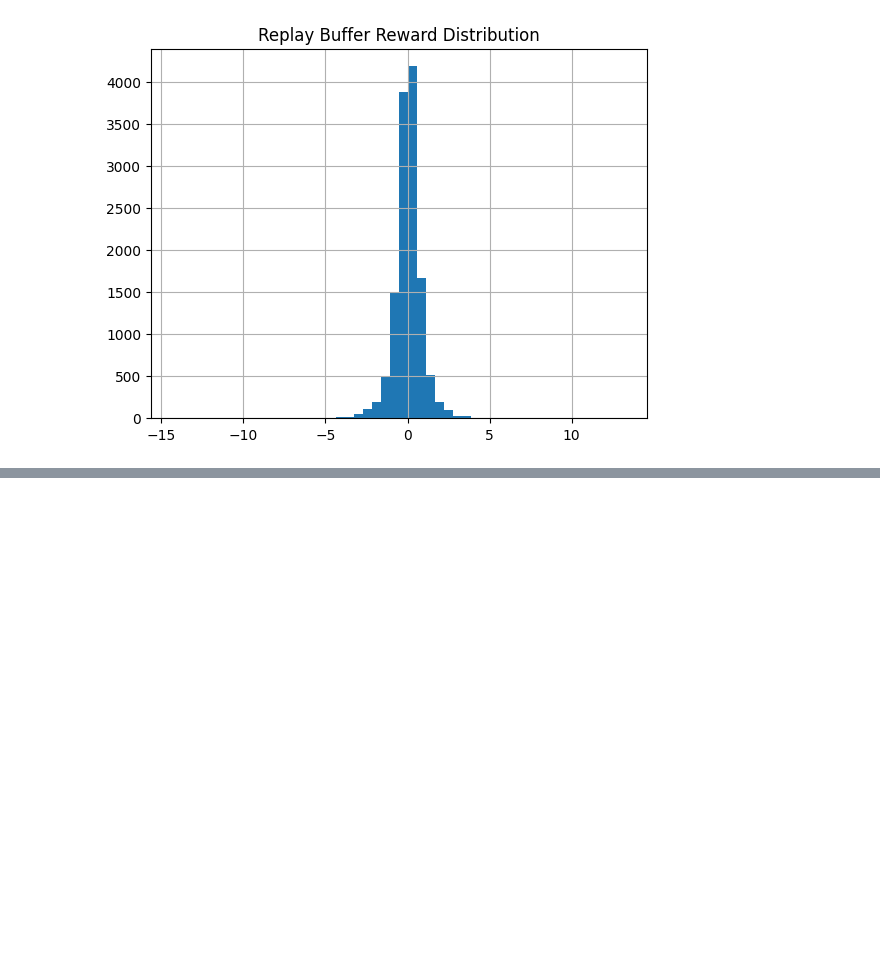
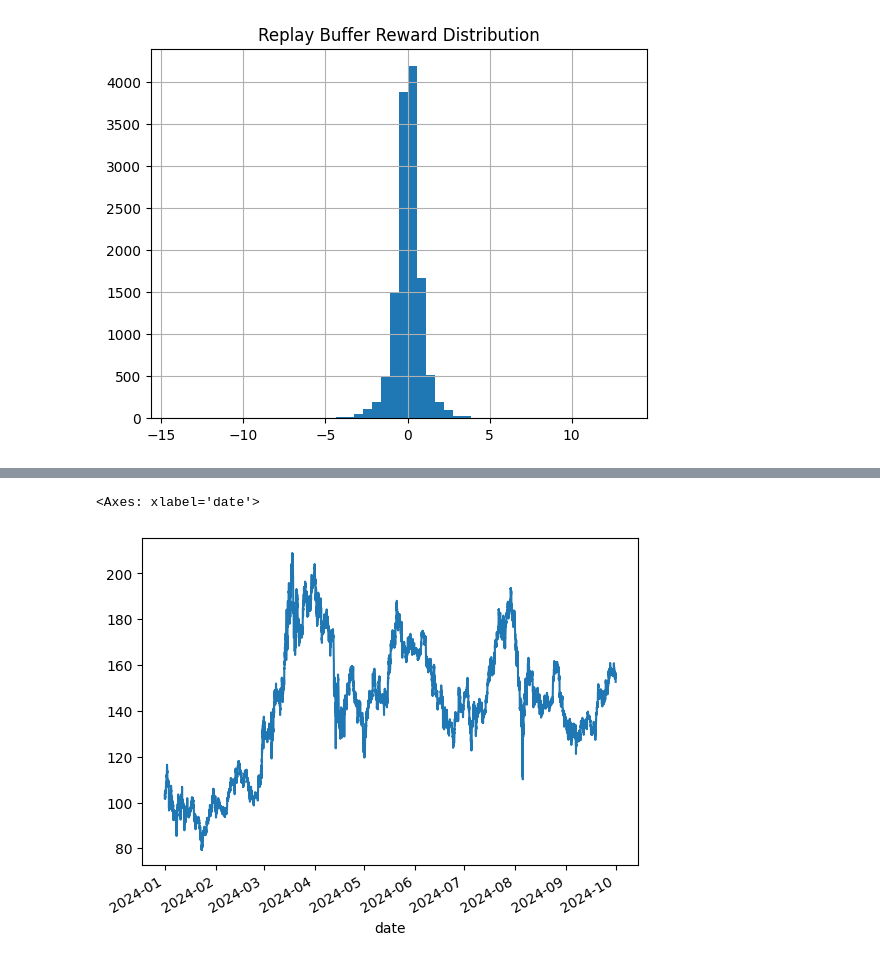
Before and after one commit to mrajancsr/deep-policy-gradient-portfolio, a Jupyter notebook: ddpgportfolio/agent/test.ipynb, the cells around one changed output, grey strips where cells are left out. Drawn from its saved outputs; the diff is of its cells as text; code cells hidden in the pictures; blank space fills up the shorter version.

```diff
--- a/ddpgportfolio/agent/test.ipynb
+++ b/ddpgportfolio/agent/test.ipynb
@@ -208,0 +233,7 @@ np.random.uniform(
+# %%
+close_pr = agent.portfolio.get_close_price()
+# %%
+close_pr['SOL'].plot()
+# %% [output]
+<Axes: xlabel='date'>
+[figure, added]
```
Also changed, not shown: parts of 10 cells of this notebook, 7 other files.
